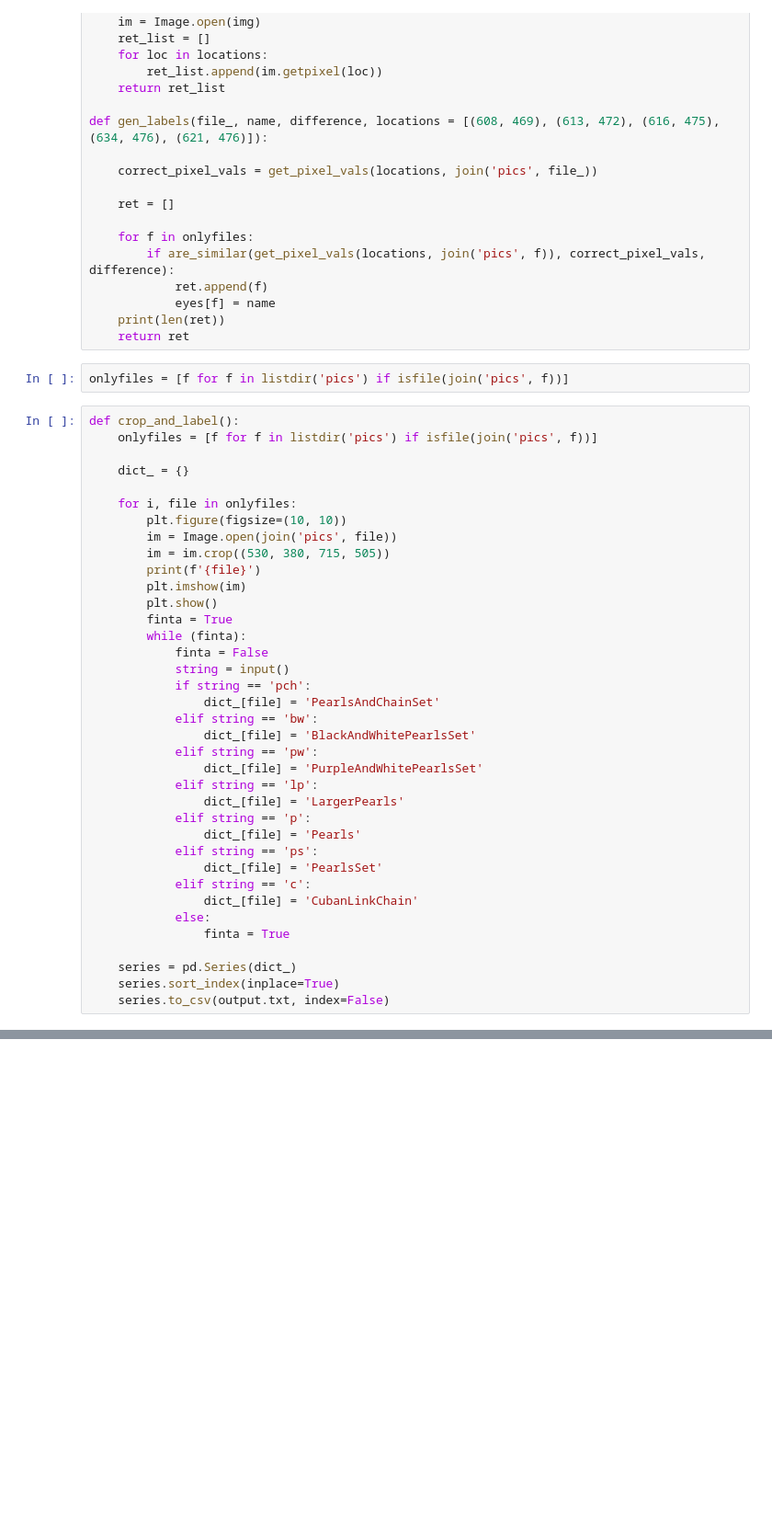
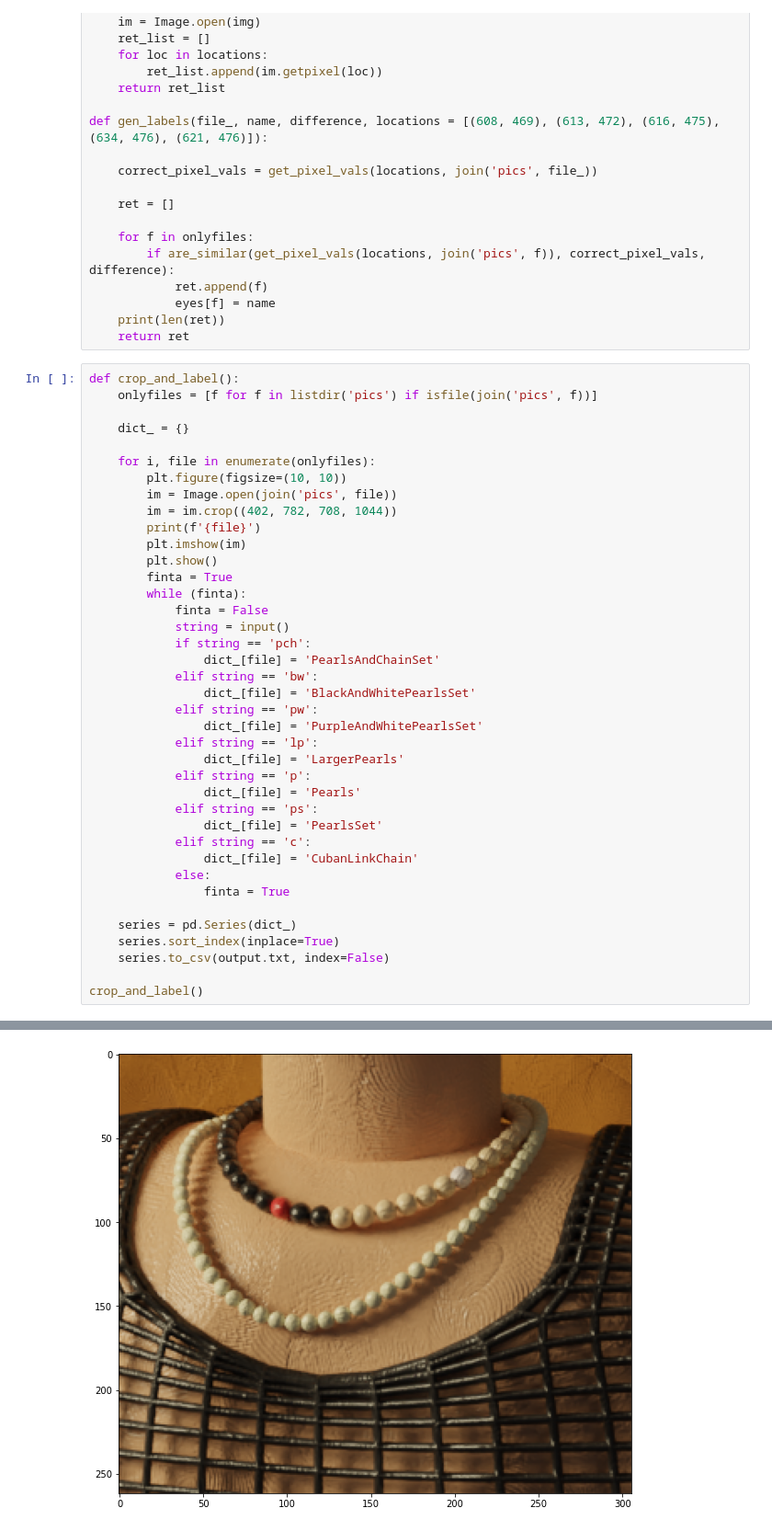
Before and after one commit to ericvalcik/dior, a Jupyter notebook: pearls.ipynb, the cells around one changed output, grey strips where cells are left out. Shown at 92% size. Drawn from its saved outputs; the diff is of its cells as text; blank space fills up the shorter version.

```diff
--- a/pearls.ipynb
+++ b/pearls.ipynb
@@ -39,18 +39,16 @@ def gen_labels(file_, name, difference, locations = [(608, 469), (613, 472), (61
             eyes[f] = name
     print(len(ret))
     return ret
-# %%
-onlyfiles = [f for f in listdir('pics') if isfile(join('pics', f))]
 # %%
 def crop_and_label():
     onlyfiles = [f for f in listdir('pics') if isfile(join('pics', f))]
 
     dict_ = {}
 
-    for i, file in onlyfiles:
+    for i, file in enumerate(onlyfiles):
         plt.figure(figsize=(10, 10))
         im = Image.open(join('pics', file))
-        im = im.crop((530, 380, 715, 505))
+        im = im.crop((402, 782, 708, 1044))
         print(f'{file}')
         plt.imshow(im)
         plt.show()
@@ -78,3 +76,6 @@ def crop_and_label():
     series = pd.Series(dict_)
     series.sort_index(inplace=True)
     series.to_csv(output.txt, index=False)
+
+crop_and_label()
+# %% [output]
@@ -80,0 +83 @@ def crop_and_label():
+[figure, added]
```
Also changed, not shown: parts of 1 cell of this notebook.
